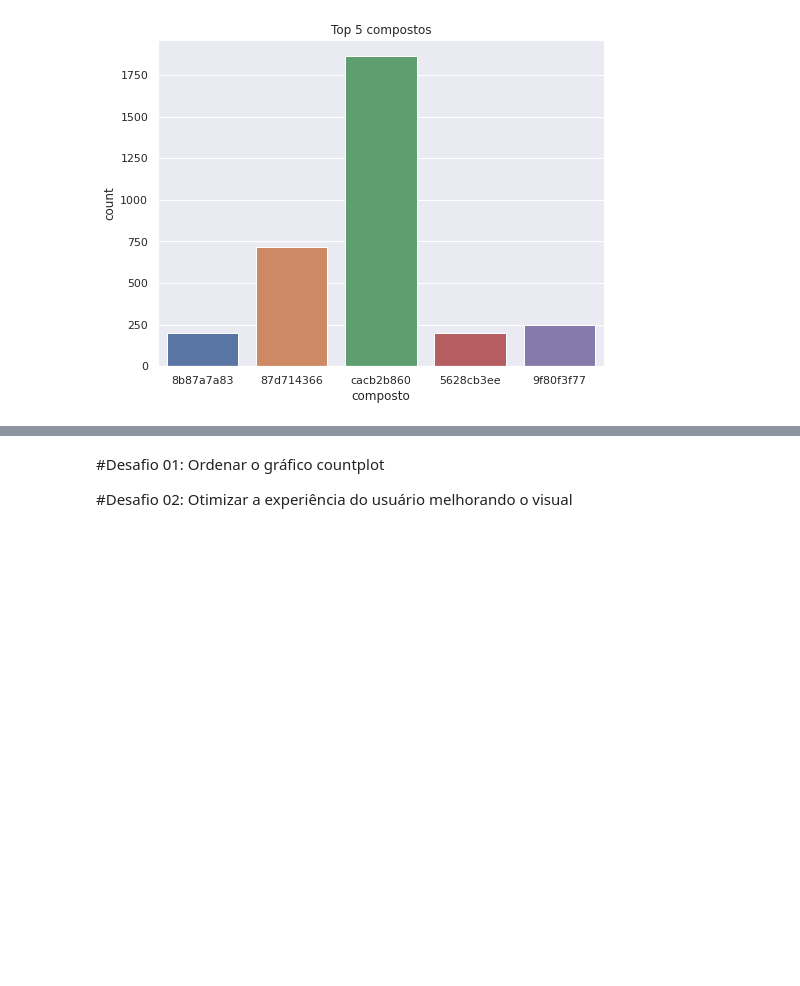
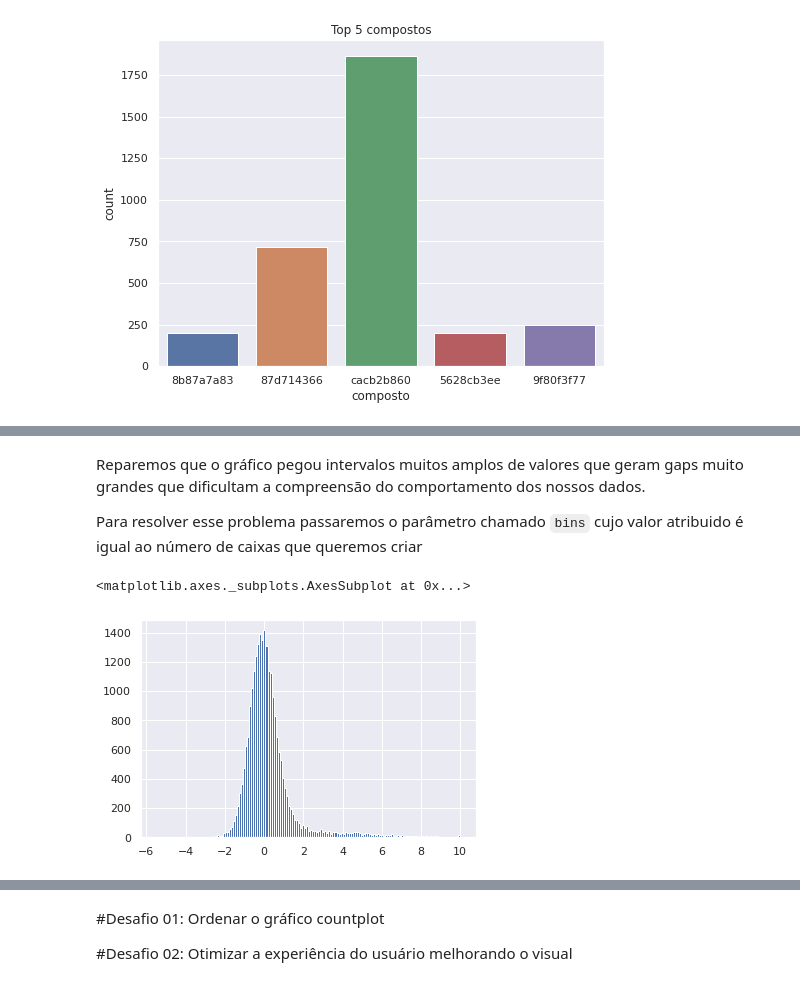
Before and after one commit to Gabrielchollet/imersao-dados-alura, a Jupyter notebook: Aula_02.ipynb, the cells around one changed output, grey strips where cells are left out. Cells and saved outputs as stored; diff of their text form; code cells hidden in the pictures; blank space fills up the shorter version.

```diff
--- a/Aula_02.ipynb
+++ b/Aula_02.ipynb
@@ -169,0 +194,9 @@ len(dados['g-0'].unique())
+# %% [markdown]
+Reparemos que o gráfico pegou intervalos muitos amplos de valores que geram gaps muito grandes que dificultam a compreensão do comportamento dos nossos dados.
+
+Para resolver esse problema passaremos o parâmetro chamado `bins` cujo valor atribuido é igual ao número de caixas que queremos criar
+# %%
+dados['g-0'].hist(bins = 150)
+# %% [output]
+<matplotlib.axes._subplots.AxesSubplot at 0x...>
+[figure, added]
```
Also changed, not shown: parts of 9 cells of this notebook.
